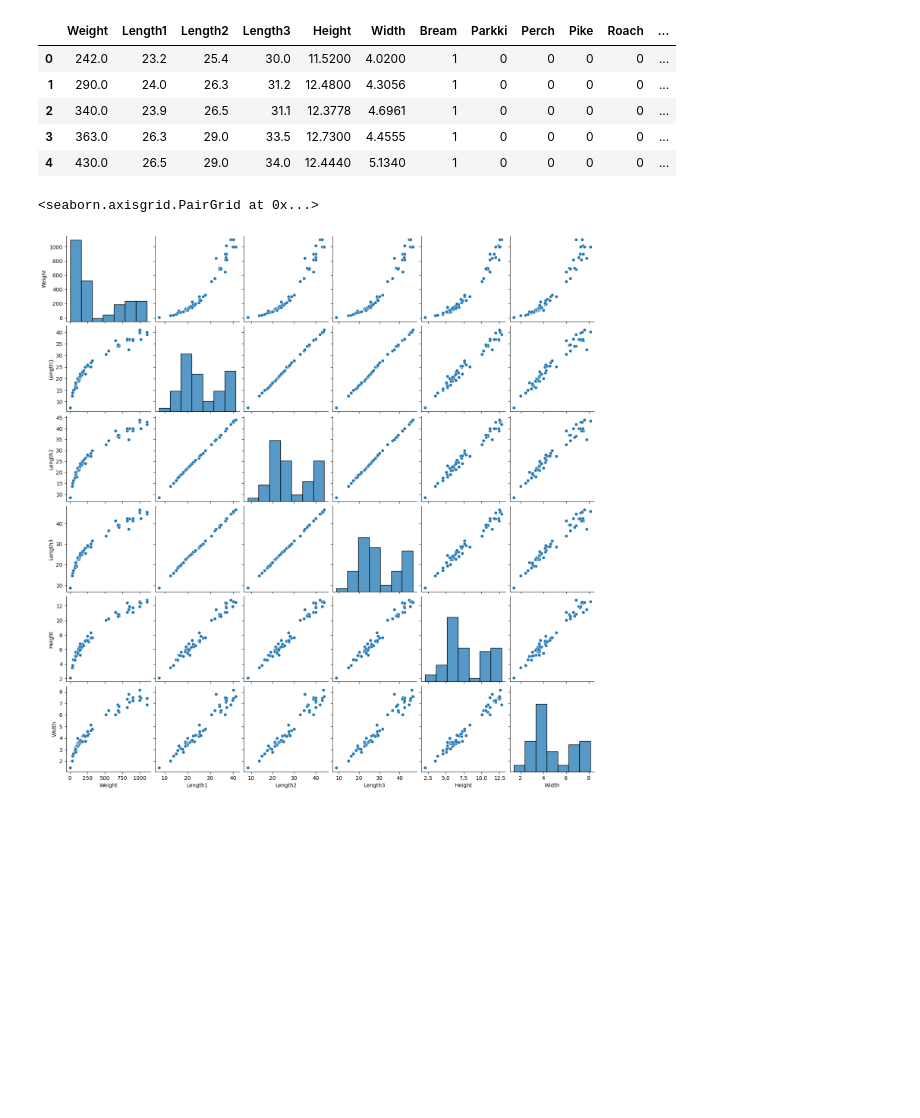
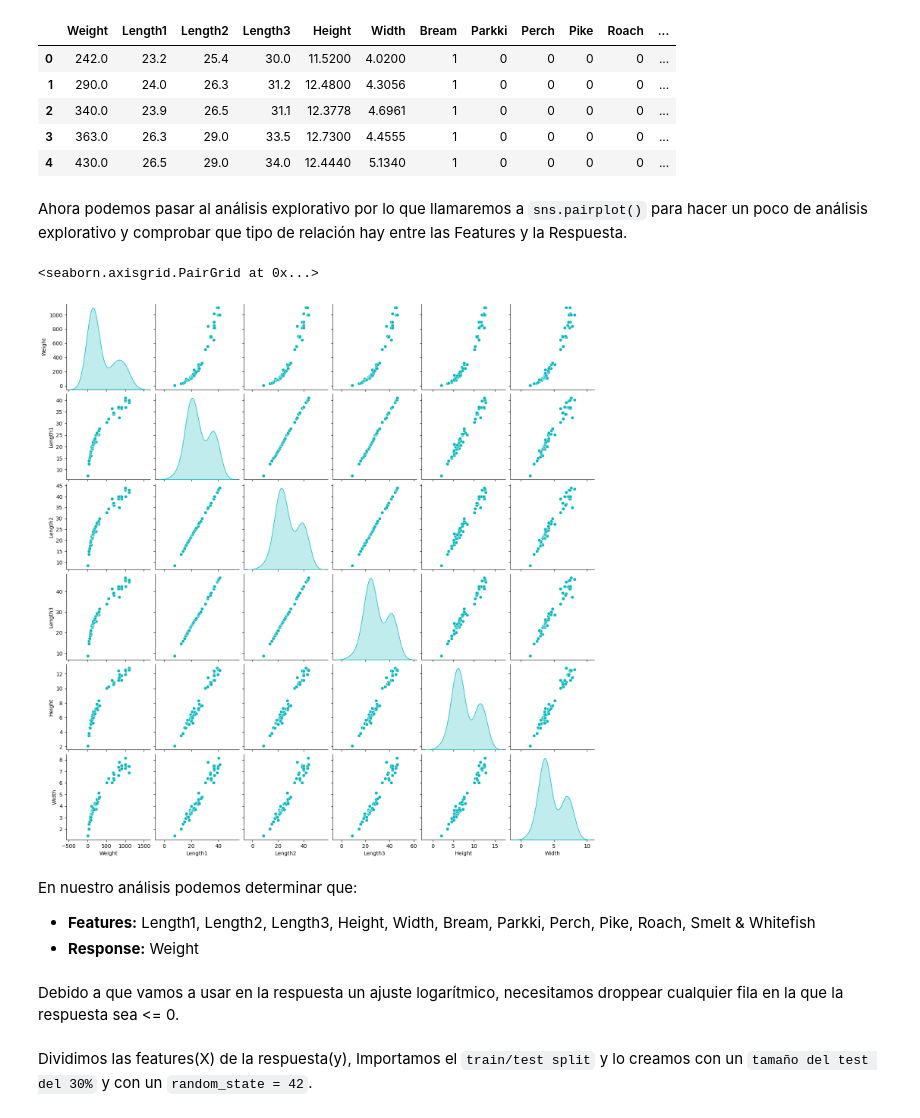
Before and after one commit to Pancreas9000/DATA-SCIENCE-PROJECTS, a Jupyter notebook: Fish/pez.ipynb, the cells around one changed output. Drawn from its saved outputs; the diff is of its cells as text; code cells hidden in the pictures; blank space fills up the shorter version.

```diff
--- a/Fish/pez.ipynb
+++ b/Fish/pez.ipynb
@@ -29,2 +75,3 @@ df.head()
 # %%
 df_ohe = pd.get_dummies(df['Species'],dtype=int)
+df_ohe = df_ohe.drop('Whitefish',axis =1)
@@ -41,8 +90,18 @@ fish.head()
 | 2 | 340.0 | 23.9 | 26.5 | 31.1 | 12.3778 | 4.6961 | 1 | 0 | 0 | 0 | 0 | ... |
 | 3 | 363.0 | 26.3 | 29.0 | 33.5 | 12.7300 | 4.4555 | 1 | 0 | 0 | 0 | 0 | ... |
 | 4 | 430.0 | 26.5 | 29.0 | 34.0 | 12.4440 | 5.1340 | 1 | 0 | 0 | 0 | 0 | ... |
+# %% [markdown]
+Ahora podemos pasar al análisis explorativo por lo que llamaremos a `sns.pairplot()` para hacer un poco de análisis explorativo y comprobar que tipo de relación hay entre las Features y la Respuesta.
 # %%
-sns.pairplot(fish[fish['Perch']==1][['Weight','Length1','Length2','Length3','Height','Width']])
+sns.pairplot(fish[fish['Perch']==1][['Weight','Length1','Length2','Length3','Height','Width']],diag_kind= 'kde' ,
+             plot_kws={'color': '#04b7bd',},
+             diag_kws={'color': '#04b7bd'})
 # %% [output]
 <seaborn.axisgrid.PairGrid at 0x...>
-[figure, old version]
+[figure, new version]
+# %% [markdown]
+En nuestro análisis podemos determinar que:
+- __Features:__ Length1, Length2, Length3, Height,	Width, Bream, Parkki,	Perch, Pike, Roach, Smelt &	Whitefish
+- __Response:__ Weight
+# %% [markdown]
+Debido a que vamos a usar en la respuesta un ajuste logarítmico, necesitamos droppear cualquier fila en la que la respuesta sea <= 0.
@@ -48,0 +110,2 @@ sns.pairplot(fish[fish['Perch']==1][['Weight','Length1','Length2','Length3','Hei
+# %% [markdown]
+Dividimos las features(X) de la respuesta(y), Importamos el `train/test split` y lo creamos con un `tamaño del test del 30%` y con un `random_state = 42`.
```
Also changed, not shown: parts of 38 cells of this notebook, 1 other file.
